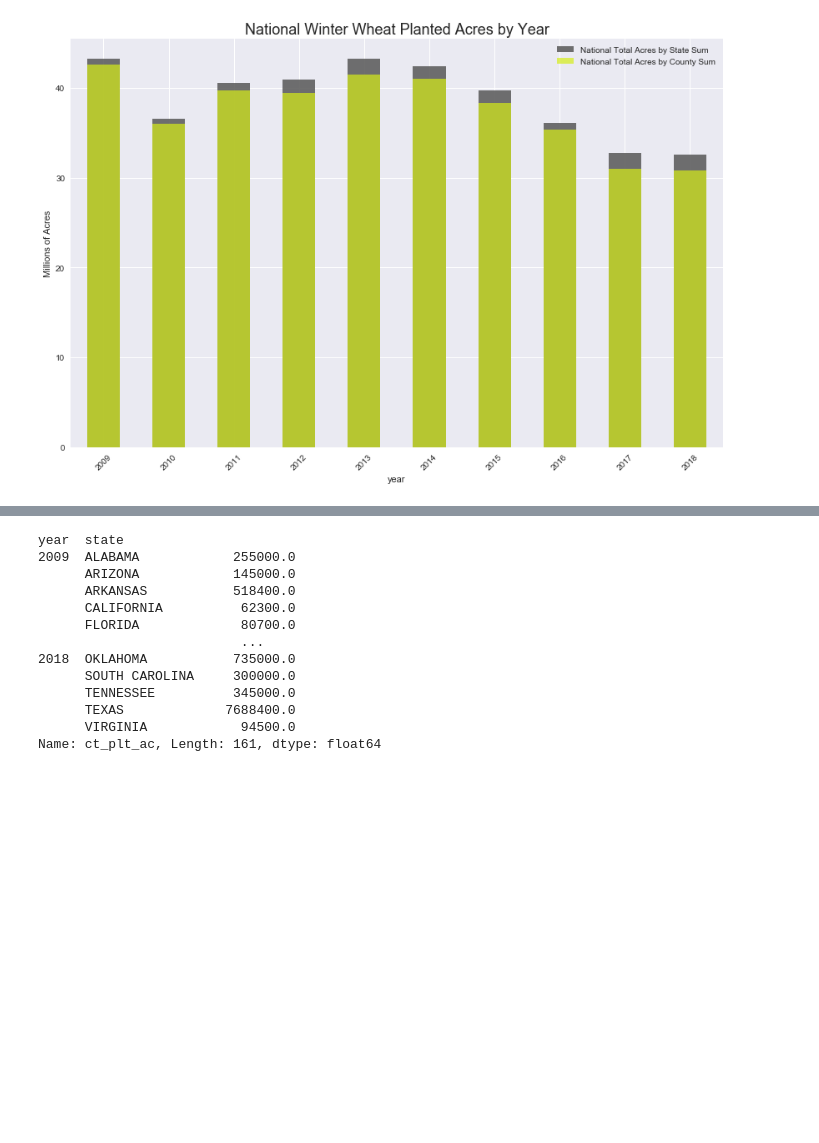
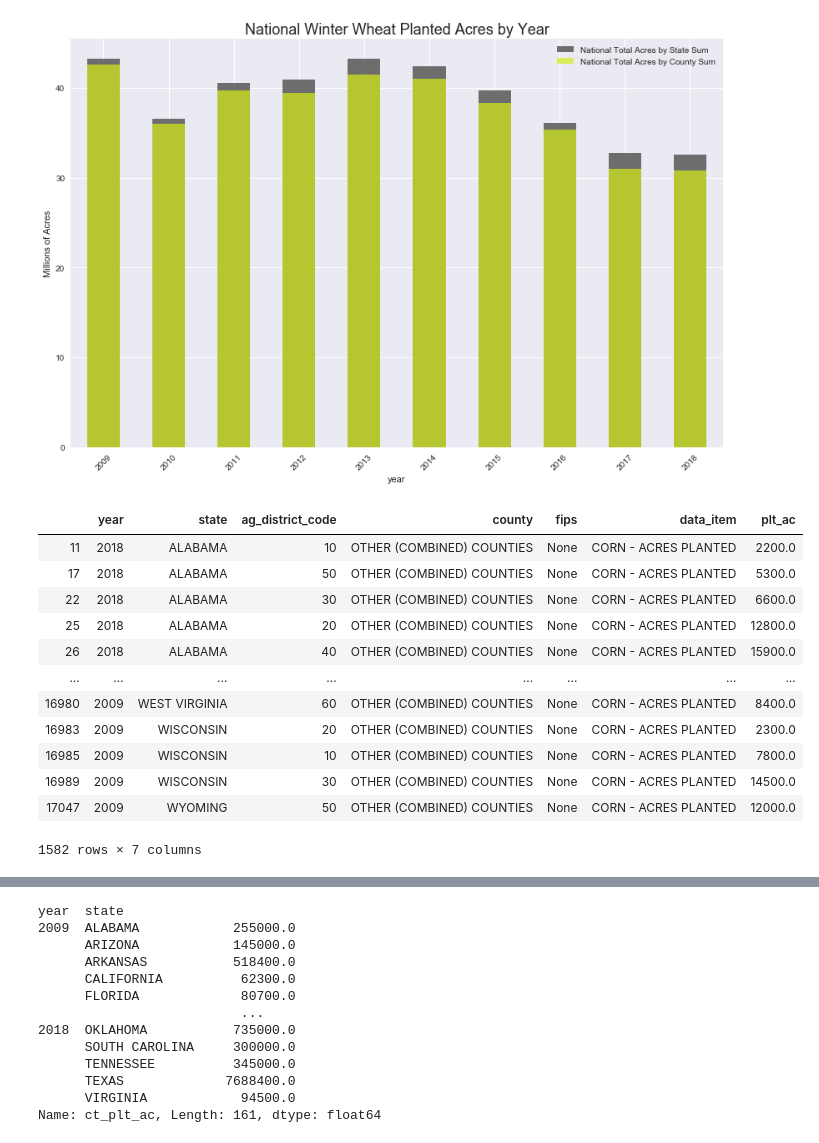
Before and after one commit to nomadtomas/State_Of_Agriculture, a Jupyter notebook: commodity_eda.ipynb, the cells around one changed output, grey strips where cells are left out. Saved outputs shown, nothing was run; the diff lists cells and outputs as text; code cells hidden in the pictures; blank space fills up the shorter version.

```diff
--- a/commodity_eda.ipynb
+++ b/commodity_eda.ipynb
@@ -136,0 +125,16 @@ axs[1] = cn_plt_df.groupby('year')['cn_plt_ac'].sum().plot(kind='bar')
+# %%
+cn_plt_df.query("county == 'OTHER (COMBINED) COUNTIES'")
+# %% [output]
+|  | year | state | ag_district_code | county | fips | data_item | plt_ac |
+| 11 | 2018 | ALABAMA | 10 | OTHER (COMBINED) COUNTIES | None | CORN - ACRES PLANTED | 2200.0 |
+| 17 | 2018 | ALABAMA | 50 | OTHER (COMBINED) COUNTIES | None | CORN - ACRES PLANTED | 5300.0 |
+| 22 | 2018 | ALABAMA | 30 | OTHER (COMBINED) COUNTIES | None | CORN - ACRES PLANTED | 6600.0 |
+| 25 | 2018 | ALABAMA | 20 | OTHER (COMBINED) COUNTIES | None | CORN - ACRES PLANTED | 12800.0 |
+| 26 | 2018 | ALABAMA | 40 | OTHER (COMBINED) COUNTIES | None | CORN - ACRES PLANTED | 15900.0 |
+| ... | ... | ... | ... | ... | ... | ... | ... |
+| 16980 | 2009 | WEST VIRGINIA | 60 | OTHER (COMBINED) COUNTIES | None | CORN - ACRES PLANTED | 8400.0 |
+| 16983 | 2009 | WISCONSIN | 20 | OTHER (COMBINED) COUNTIES | None | CORN - ACRES PLANTED | 2300.0 |
+| 16985 | 2009 | WISCONSIN | 10 | OTHER (COMBINED) COUNTIES | None | CORN - ACRES PLANTED | 7800.0 |
+| 16989 | 2009 | WISCONSIN | 30 | OTHER (COMBINED) COUNTIES | None | CORN - ACRES PLANTED | 14500.0 |
+| 17047 | 2009 | WYOMING | 50 | OTHER (COMBINED) COUNTIES | None | CORN - ACRES PLANTED | 12000.0 |
+1582 rows × 7 columns
```
Also changed, not shown: parts of 16 cells of this notebook.
